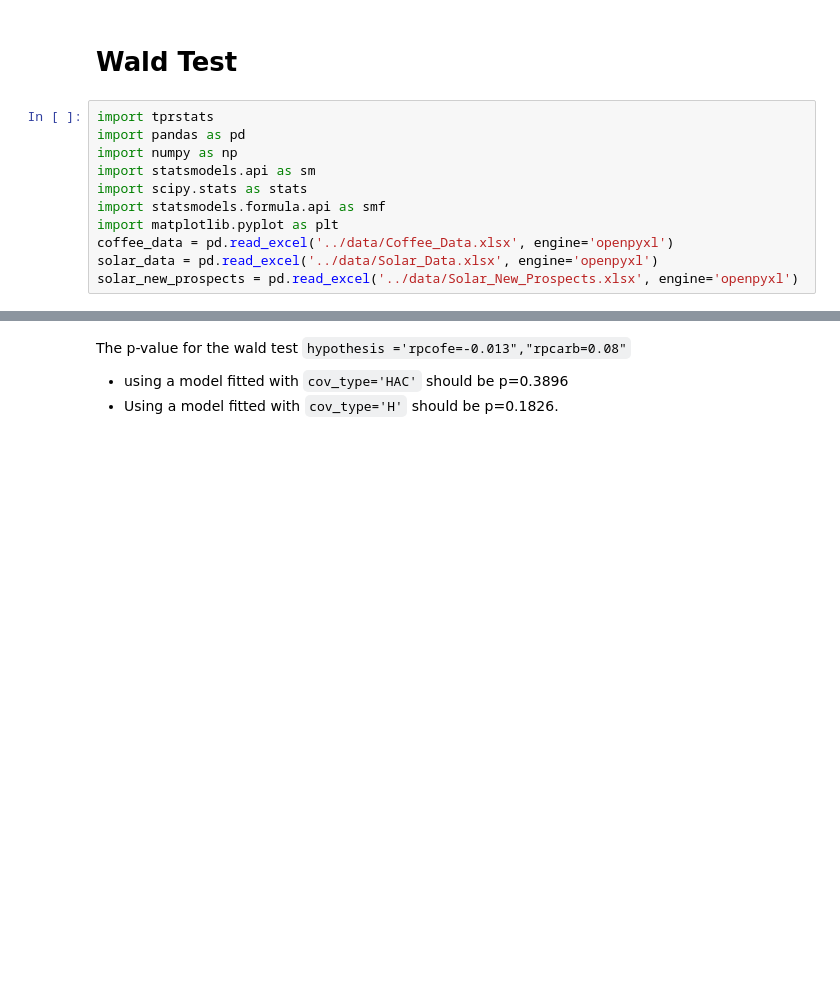
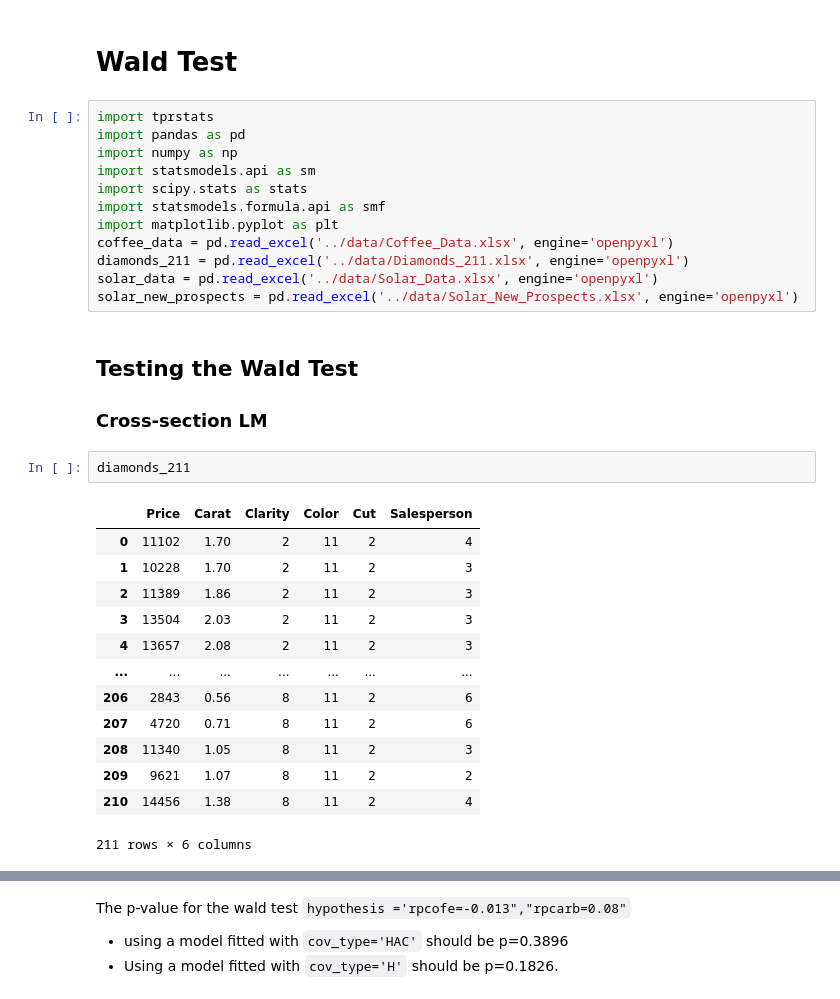
Before and after one commit to dnepple/tprstats-python, a Jupyter notebook: notebooks/wald.ipynb, the cells around one changed output, grey strips where cells are left out. Saved outputs shown, nothing was run; the diff lists cells and outputs as text; blank space fills up the shorter version.

Commit message:
testing wald test

```diff
--- a/notebooks/wald.ipynb
+++ b/notebooks/wald.ipynb
@@ -9,5 +9,25 @@ import scipy.stats as stats
 import statsmodels.formula.api as smf
 import matplotlib.pyplot as plt
 coffee_data = pd.read_excel('../data/Coffee_Data.xlsx', engine='openpyxl')
+diamonds_211 = pd.read_excel('../data/Diamonds_211.xlsx', engine='openpyxl')
 solar_data = pd.read_excel('../data/Solar_Data.xlsx', engine='openpyxl')
 solar_new_prospects = pd.read_excel('../data/Solar_New_Prospects.xlsx', engine='openpyxl')
+# %% [markdown]
+## Testing the Wald Test
+### Cross-section LM
+# %%
+diamonds_211
+# %% [output]
+|  | Price | Carat | Clarity | Color | Cut | Salesperson |
+| 0 | 11102 | 1.70 | 2 | 11 | 2 | 4 |
+| 1 | 10228 | 1.70 | 2 | 11 | 2 | 3 |
+| 2 | 11389 | 1.86 | 2 | 11 | 2 | 3 |
+| 3 | 13504 | 2.03 | 2 | 11 | 2 | 3 |
+| 4 | 13657 | 2.08 | 2 | 11 | 2 | 3 |
+| ... | ... | ... | ... | ... | ... | ... |
+| 206 | 2843 | 0.56 | 8 | 11 | 2 | 6 |
+| 207 | 4720 | 0.71 | 8 | 11 | 2 | 6 |
+| 208 | 11340 | 1.05 | 8 | 11 | 2 | 3 |
+| 209 | 9621 | 1.07 | 8 | 11 | 2 | 2 |
+| 210 | 14456 | 1.38 | 8 | 11 | 2 | 4 |
+211 rows × 6 columns
```
Also changed, not shown: parts of 2 cells of this notebook.
